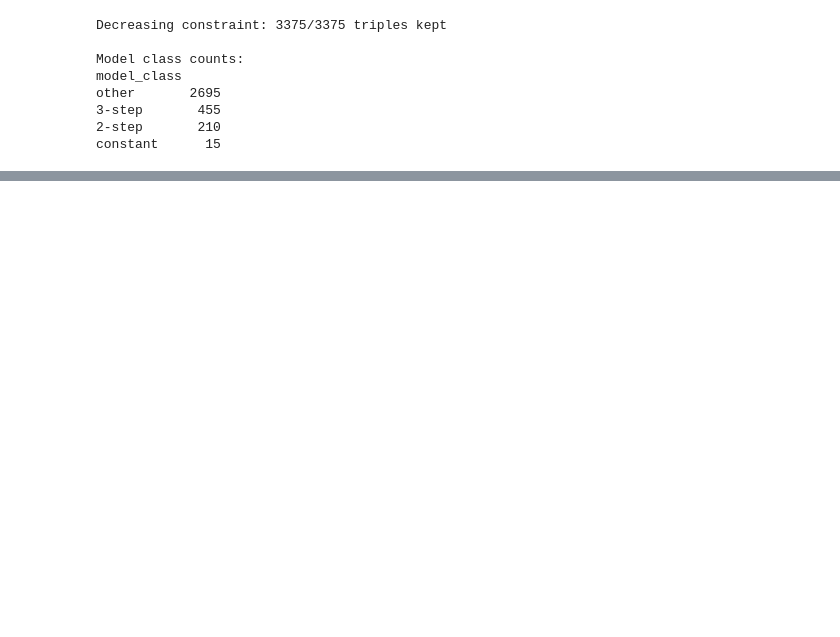
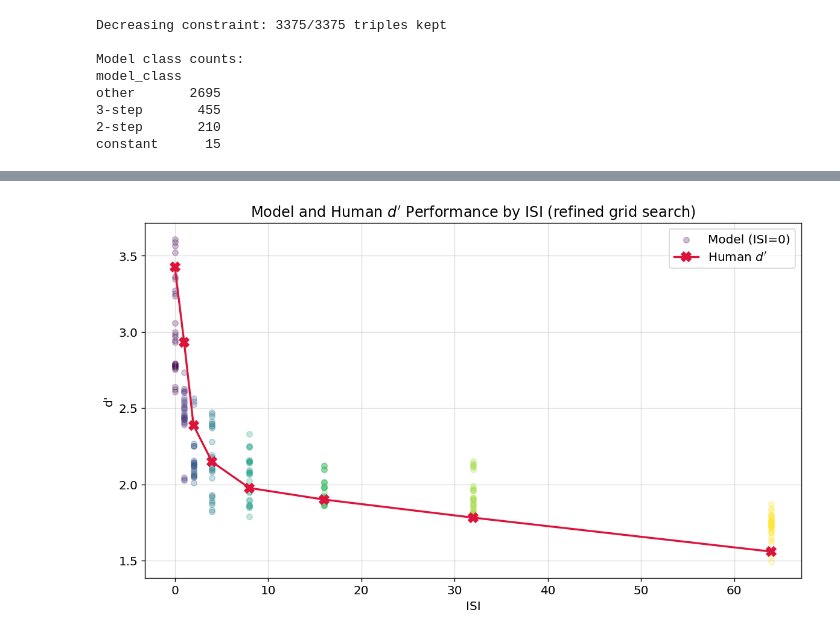
Before and after one commit to bjmedina/memory, a Jupyter notebook: notebooks/2026-03-22_3step-grid-search-model-comparison.ipynb, the cells around one changed output, grey strips where cells are left out. Saved outputs shown, nothing was run; the diff lists cells and outputs as text; code cells hidden in the pictures; blank space fills up the shorter version.

```diff
--- a/notebooks/2026-03-22_3step-grid-search-model-comparison.ipynb
+++ b/notebooks/2026-03-22_3step-grid-search-model-comparison.ipynb
@@ -321,0 +718,34 @@ Best parameters per class:
+# %%
+import matplotlib.pyplot as plt
+
+# Plot all model dprime performance for each ISI (all grid search results)
+plt.figure(figsize=(10, 6))
+markers = ['o', '^', 's', 'd', 'p', '*', 'v', '<', '>']
+colors = plt.cm.viridis(np.linspace(0, 1, len(ISI_VALUES)))
+for idx, isi in enumerate(ISI_VALUES):
+    isi_col = f'dprime_isi{isi}'
+    if isi_col in df.columns:
+        plt.scatter(
+            [isi] * len(df),
+            df[isi_col],
+            s=32, alpha=0.25,
+            color=colors[idx],
+            label=f'Model (ISI={isi})' if idx == 0 else None)
+
+# Overlay: human performance (use human_dp list)
+plt.plot(
+    list(ISI_VALUES),
+    list(human_dp),
+    marker='X', markersize=10, color='crimson', linewidth=2,
+    label="Human $d'$"
+)
+
+plt.xlabel('ISI')
+plt.ylabel("d'")
+plt.title("Model and Human $d'$ Performance by ISI (refined grid search)")
+plt.grid(True, alpha=0.4)
+plt.legend()
+plt.tight_layout()
+plt.show()
+# %% [output]
+[figure, added]
```
Also changed, not shown: parts of 21 cells of this notebook, 12 other files.
